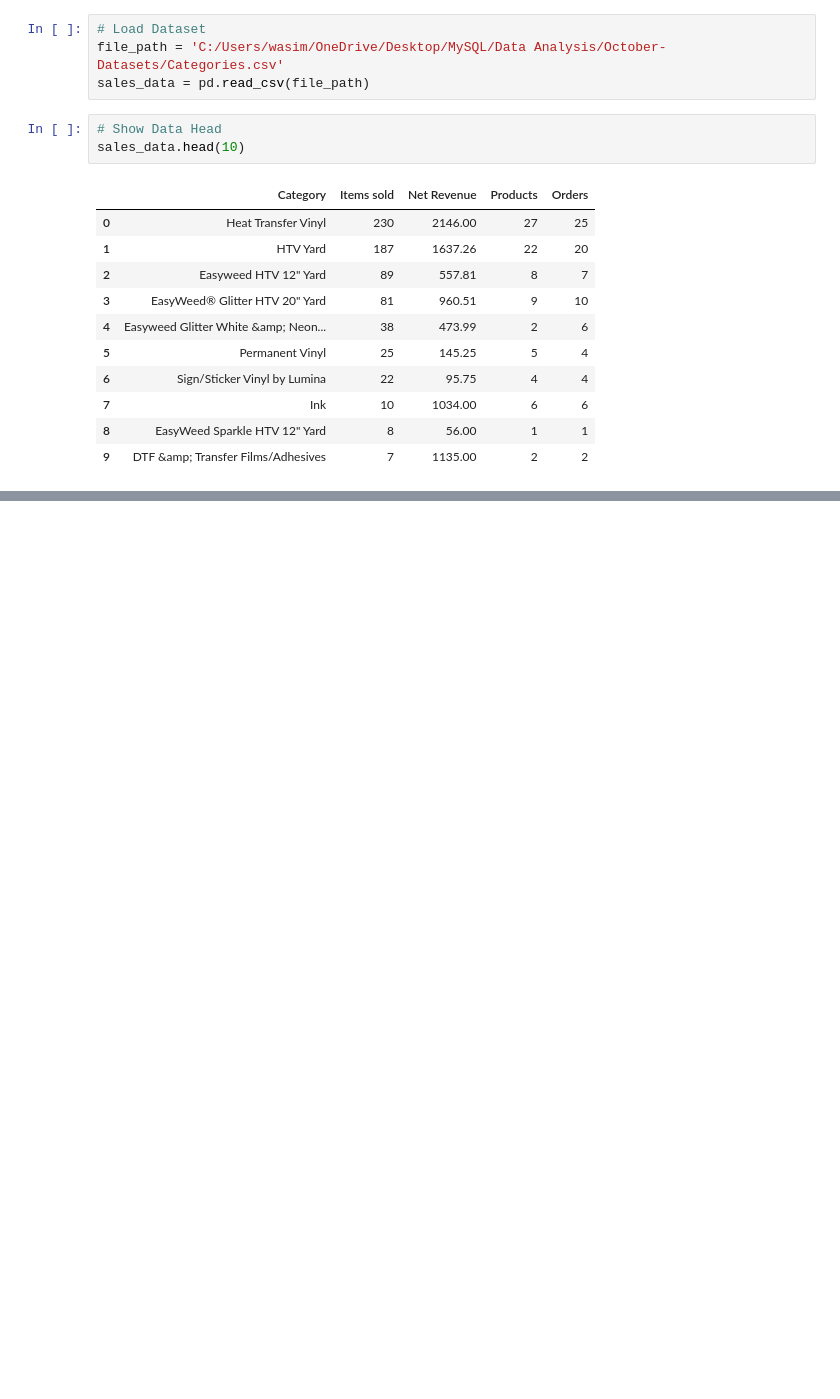
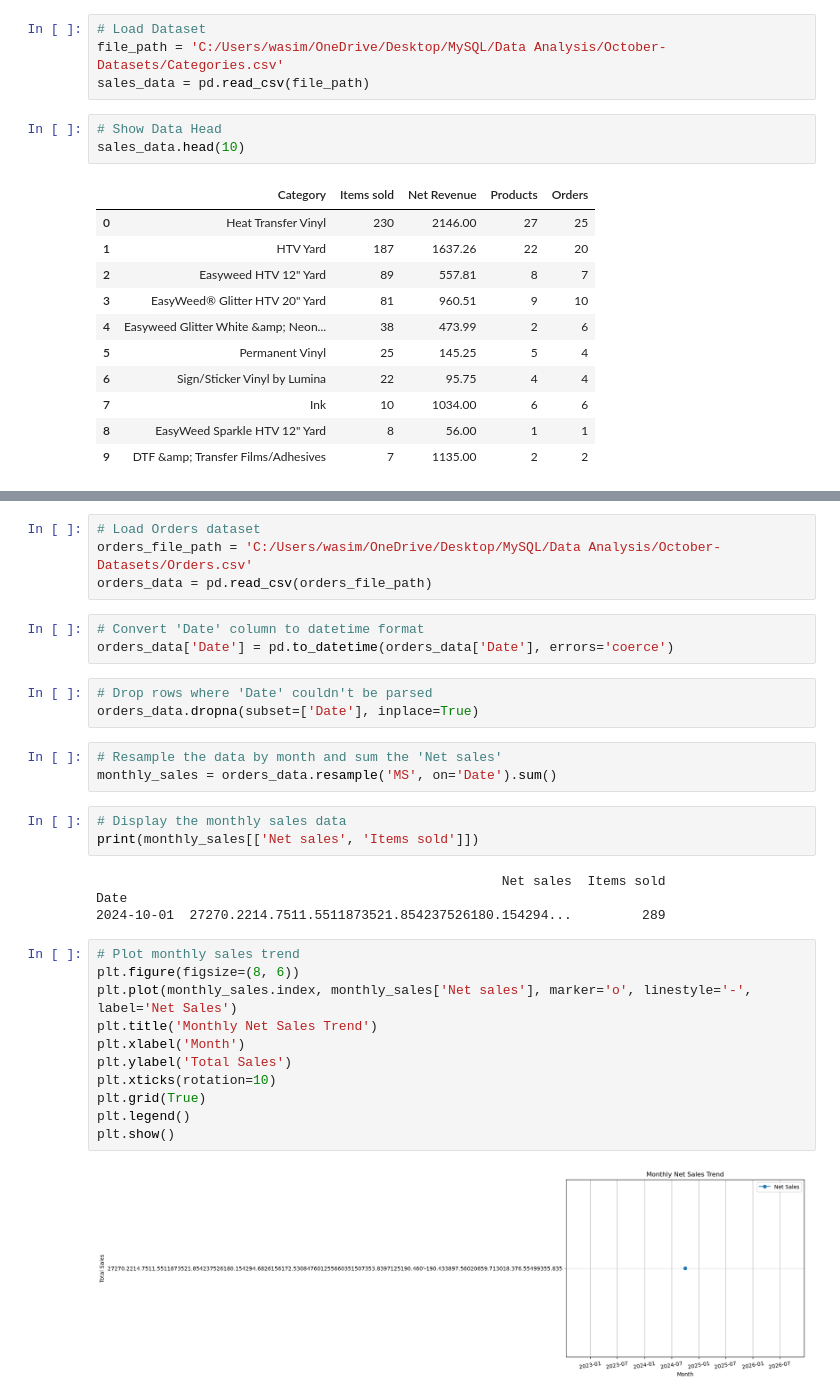
Before and after one commit to wasimranacse/Sales-Data-Analysis-by-Categories-and-Trends-using-Python, a Jupyter notebook: Sales-Data-Analysis-by-Categories.ipynb, the cells around one changed output, grey strips where cells are left out. Saved outputs shown, nothing was run; the diff lists cells and outputs as text; blank space fills up the shorter version.

Commit message:
All the necessary data and anlalysis integrated

```diff
--- a/Sales-Data-Analysis-by-Categories.ipynb
+++ b/Sales-Data-Analysis-by-Categories.ipynb
@@ -26,0 +122,33 @@ sales_data.head(10)
+# %%
+# Load Orders dataset
+orders_file_path = 'C:/Users/wasim/OneDrive/Desktop/MySQL/Data Analysis/October-Datasets/Orders.csv'
+orders_data = pd.read_csv(orders_file_path)
+# %%
+# Convert 'Date' column to datetime format
+orders_data['Date'] = pd.to_datetime(orders_data['Date'], errors='coerce')
+# %%
+# Drop rows where 'Date' couldn't be parsed
+orders_data.dropna(subset=['Date'], inplace=True)
+# %%
+# Resample the data by month and sum the 'Net sales'
+monthly_sales = orders_data.resample('MS', on='Date').sum()
+# %%
+# Display the monthly sales data
+print(monthly_sales[['Net sales', 'Items sold']])
+# %% [output]
+                                                    Net sales  Items sold
+Date
+2024-10-01  27270.2214.7511.5511873521.854237526180.154294...         289
+# %%
+# Plot monthly sales trend
+plt.figure(figsize=(8, 6))
+plt.plot(monthly_sales.index, monthly_sales['Net sales'], marker='o', linestyle='-', label='Net Sales')
+plt.title('Monthly Net Sales Trend')
+plt.xlabel('Month')
+plt.ylabel('Total Sales')
+plt.xticks(rotation=10)
+plt.grid(True)
+plt.legend()
+plt.show()
+# %% [output]
+[figure, added]
```
Also changed, not shown: parts of 9 cells of this notebook, 1 other file.
